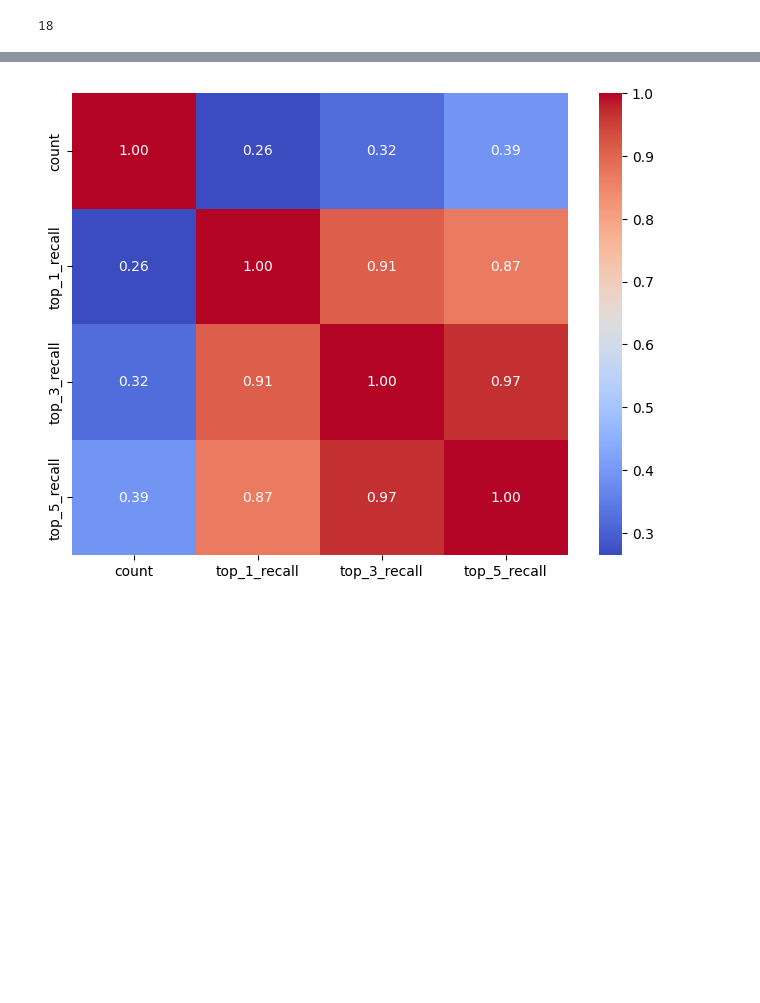
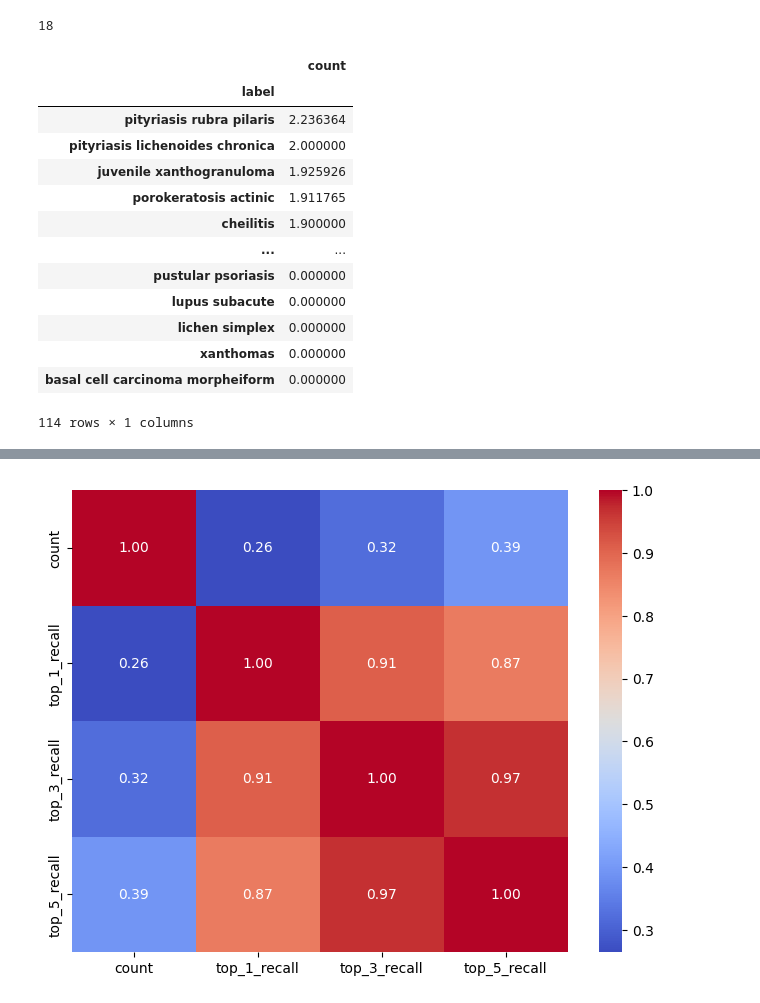
Before and after one commit to MaximilianLae/DL_Skin_Disease_Classification, a Jupyter notebook: Evaluation.ipynb, the cells around one changed output, grey strips where cells are left out. Saved outputs shown, nothing was run; the diff lists cells and outputs as text; code cells hidden in the pictures; blank space fills up the shorter version.

```diff
--- a/Evaluation.ipynb
+++ b/Evaluation.ipynb
@@ -406,4 +401,26 @@ unpop_true = set(cat_performance_df.sort_values(by='count', ascending=False).tai
 len(unpop_pred.intersection(unpop_true))
 # %% [output]
 18
+# %%
+cat_performance_df.set_index('label', inplace=True)
+cat_performance_df_1.set_index('label', inplace=True)
+ratio_predicted = pd.DataFrame((cat_performance_df_1['count']/cat_performance_df['count']).fillna(0).sort_values(ascending=False))
+ratio_predicted_df = pd.merge(ratio_predicted, cat_performance_df['count'], left_index=True, right_index=True, how='inner')
+ratio_predicted_df.rename(columns={'count_x': 'ratio_predicted', 'count_y': 'count_elements'}, inplace=True)
+ratio_predicted_df.corr()
+# %% [output]
+|  | count |
+| label |  |
+| pityriasis rubra pilaris | 2.236364 |
+| pityriasis lichenoides chronica | 2.000000 |
+| juvenile xanthogranuloma | 1.925926 |
+| porokeratosis actinic | 1.911765 |
+| cheilitis | 1.900000 |
+| ... | ... |
+| pustular psoriasis | 0.000000 |
+| lupus subacute | 0.000000 |
+| lichen simplex | 0.000000 |
+| xanthomas | 0.000000 |
+| basal cell carcinoma morpheiform | 0.000000 |
+114 rows × 1 columns
 # %%
```
Also changed, not shown: parts of 8 cells of this notebook.
